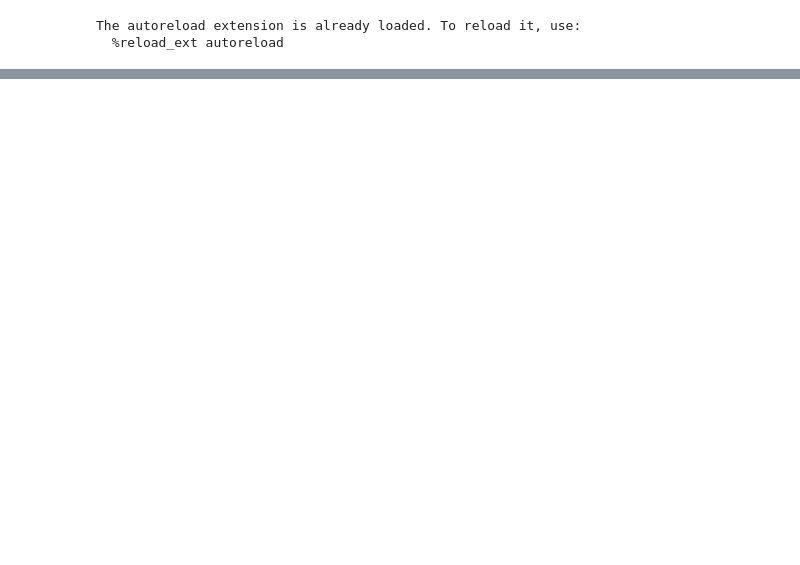
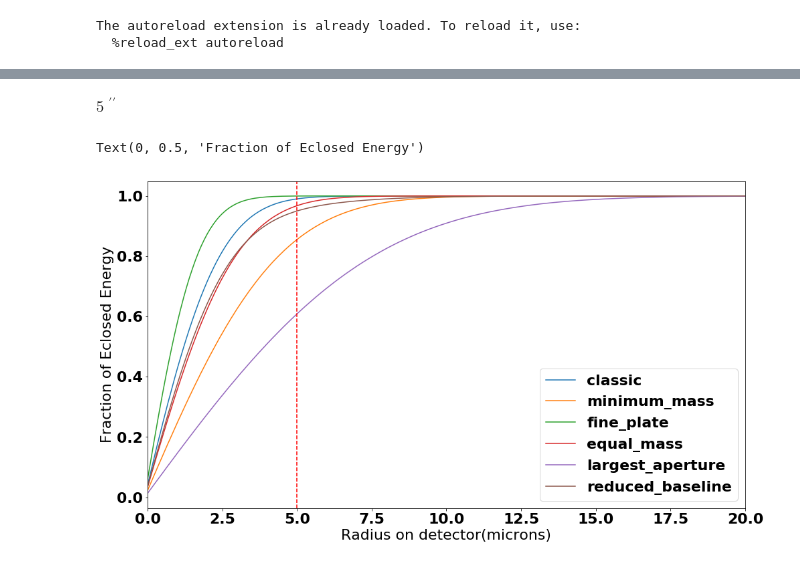
Before and after one commit to bwgref/duet-astro, a Jupyter notebook: notebooks/DUET Limiting Magnitudes Comparison.ipynb, the cells around one changed output, grey strips where cells are left out. Drawn from its saved outputs; the diff is of its cells as text; code cells hidden in the pictures; blank space fills up the shorter version.

```diff
--- a/notebooks/DUET Limiting Magnitudes Comparison.ipynb
+++ b/notebooks/DUET Limiting Magnitudes Comparison.ipynb
@@ -120,3 +37,29 @@ Stacked Bands 1200.0 s 5-σ magnitude limit: 23.30047009109243 mag(AB)
+# %%
+duet.update_psf()
+duet.psf_fwhm
+# %% [output]
+$5 \; \mathrm{{}^{\prime\prime}}$
+# %%
+f = plt.figure(figsize=[16, 9])
+for ind, tel_type in enumerate(duet.config_list):
+    if ind == 0:
+        continue
+
+    duet = config.Telescope(config=tel_type)
+
+    pix, radpro = duet.calc_radial_profile()
+    psf = duet.psf_model()
+    rind = np.arange(0,len(radpro))*pix
+    eef = np.cumsum(radpro)
+    plt.plot(rind, eef /eef.max(), label=duet.config)
+    plt.xlim([0, 20])
+plt.legend()
+plt.axvline(x=5., linestyle = '--', color ='r')
+plt.xlabel('Radius on detector(microns)')
+plt.ylabel('Fraction of Eclosed Energy')
+# %% [output]
+Text(0, 0.5, 'Fraction of Eclosed Energy')
+[figure, added]
 # %%
 # FOM: Time to 22 ABmag for this configuration for DUET1
 # Old FOM for this
```
Also changed, not shown: parts of 6 cells of this notebook, 3 other files.
